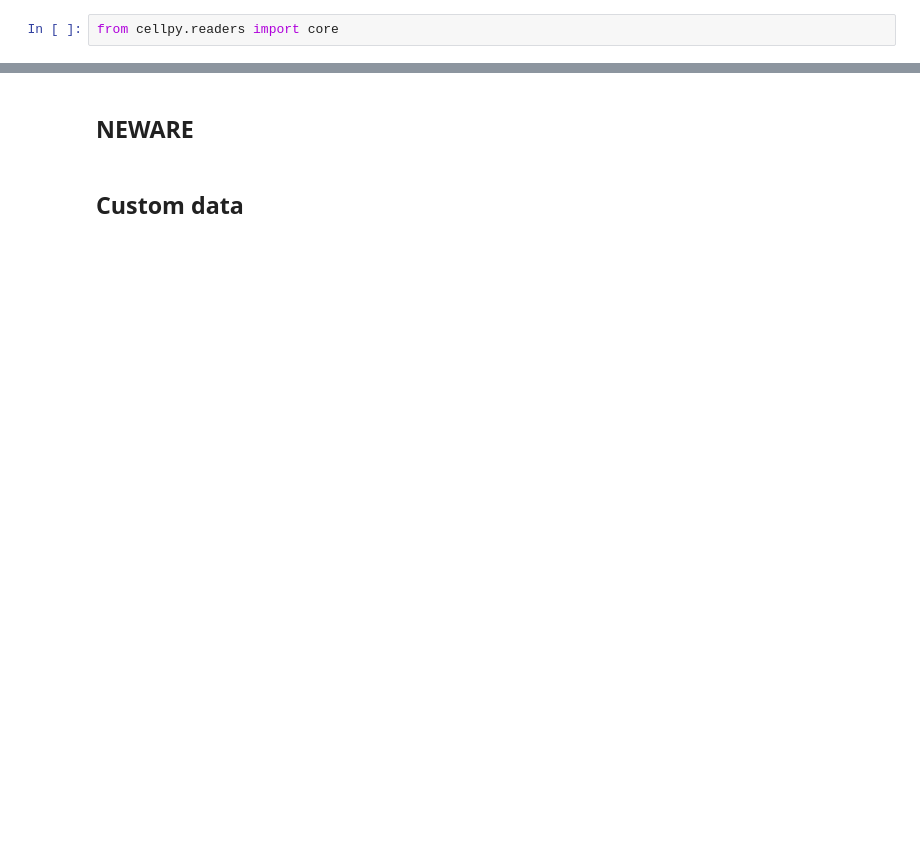
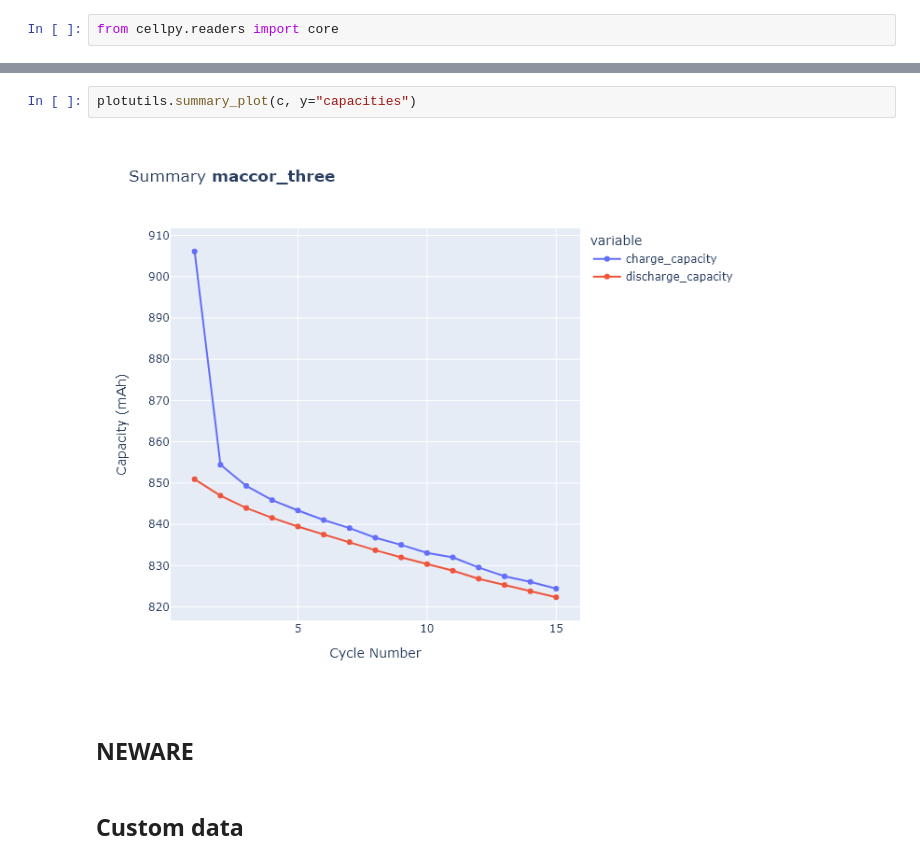
Before and after one commit to jepegit/cellpy, a Jupyter notebook: examples/06_loading_different_formats.ipynb, the cells around one changed output, grey strips where cells are left out. Drawn from its saved outputs; the diff is of its cells as text; blank space fills up the shorter version.

```diff
--- a/examples/06_loading_different_formats.ipynb
+++ b/examples/06_loading_different_formats.ipynb
@@ -138,3 +145,7 @@ NO-LOADER: 01_WMG_CD_Example MACCOR_voltage profiles.TXT
+# %%
+plotutils.summary_plot(c, y="capacities")
+# %% [output]
+[figure, added]
 # %% [markdown]
 ## NEWARE
 # %% [markdown]
```
Also changed, not shown: parts of 19 cells of this notebook, 5 other files.
